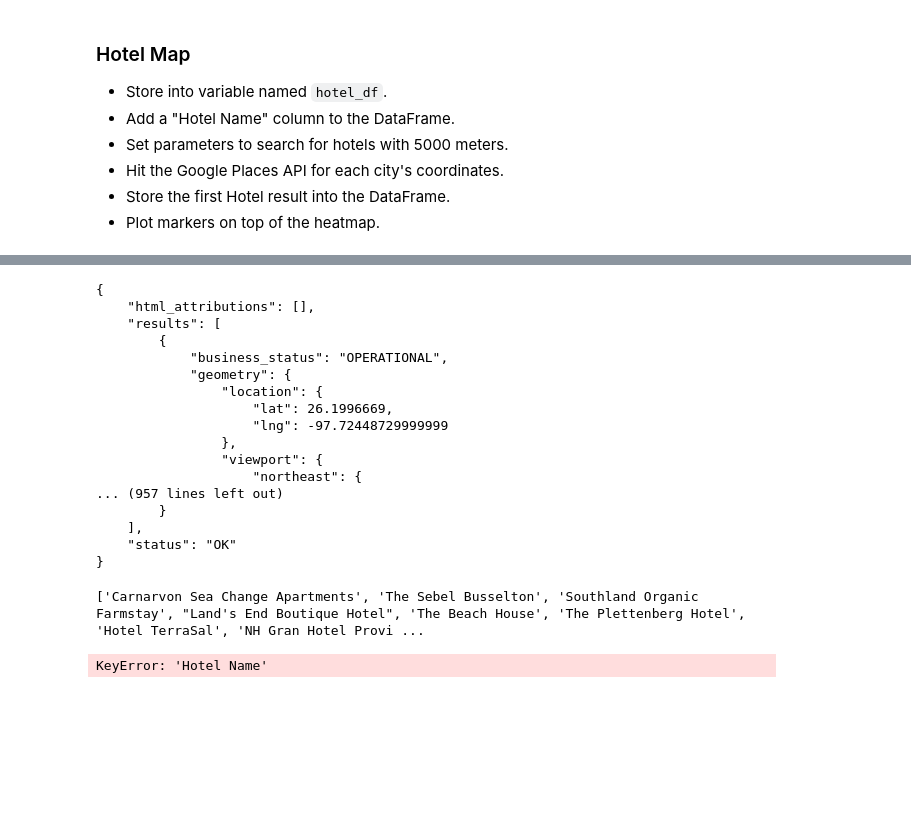
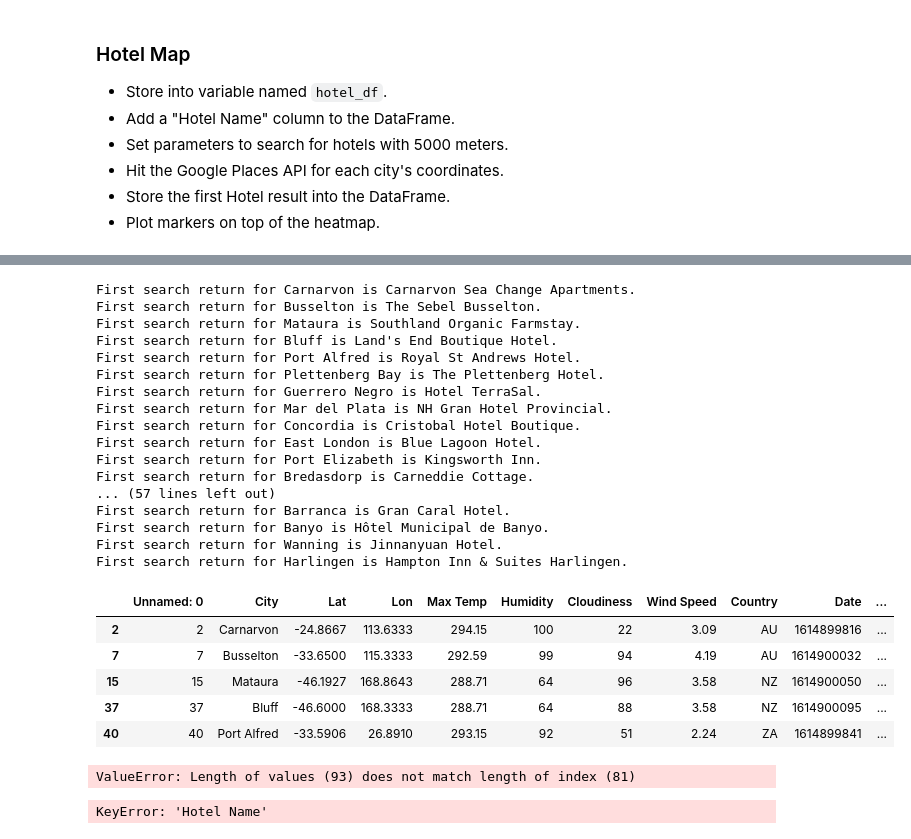
Before and after one commit to wagneree193/python-api-challenge, a Jupyter notebook: VacationPy.ipynb, the cells around one changed output, grey strips where cells are left out. Drawn from its saved outputs; the diff is of its cells as text; code cells hidden in the pictures; blank space fills up the shorter version.

Commit message:
added hotel list to dataframe

```diff
--- a/VacationPy.ipynb
+++ b/VacationPy.ipynb
@@ -170,7 +170,7 @@ weather_params_clean
 # %%
 hotel_df = weather_params_clean.copy()
 hotel_name = []
-hotel_df['Hotel Name'] = " "
+#hotel_df['Hotel Name'] = " "
 hotel_df
 hotel_df.dropna()
 # %% [output]
@@ -213,8 +195,10 @@ location
 # %%
+#use for loop to pull hotel names and append to the empty list made earlier
+
 for i, row in hotel_df.iterrows():
+    city = row["City"]
+    target_coordinates = f"{row['Lat']}, {row['Lon']}"
 
-
-    target_coordinates = f"{row['Lat']}, {row['Lon']}"
 #target_coordinates = location
     target_search = "hotel"
     target_radius = 5000
@@ -230,36 +214,55 @@ for i, row in hotel_df.iterrows():
 
     url = "https://maps.googleapis.com/maps/api/place/nearbysearch/json"
 
-    response = requests.get(url, params=params).json()
+    response_json = requests.get(url, params=params).json()
+    #hotel name lives under the results list
+    results = response_json['results']
     try:
+        print(f"First search return for {city} is {results[0]['name']}.")
+        hotel_name.append(results[0]['name'])
 
-        hotel_name.append(response['results'][0]['name'])
+        #hotel_df.loc[index, 'Hotel Name'] = results[0]['name']
     except:
-        hotel_name.append(" ")
+        hotel_name.append("")
+        #print("Skipping...")
 
-print(json.dumps(response, indent = 4))
+#print(json.dumps(response, indent = 4)) to check where the hotel name lives then circle back to write code for how to add the hotel name
 # %% [output]
-{
-    "html_attributions": [],
-    "results": [
-        {
-            "business_status": "OPERATIONAL",
-            "geometry": {
-                "location": {
-                    "lat": 26.1996669,
-                    "lng": -97.72448729999999
-                },
-                "viewport": {
-                    "northeast": {
-... (957 lines left out)
-        }
-    ],
-    "status": "OK"
-}
+First search return for Carnarvon is Carnarvon Sea Change Apartments.
+First search return for Busselton is The Sebel Busselton.
+First search return for Mataura is Southland Organic Farmstay.
+First search return for Bluff is Land's End Boutique Hotel.
+First search return for Port Alfred is Royal St Andrews Hotel.
+First search return for Plettenberg Bay is The Plettenberg Hotel.
+First search return for Guerrero Negro is Hotel TerraSal.
+First search return for Mar del Plata is NH Gran Hotel Provincial.
+First search return for Concordia is Cristobal Hotel Boutique.
+First search return for East London is Blue Lagoon Hotel.
+First search return for Port Elizabeth is Kingsworth Inn.
+First search return for Bredasdorp is Carneddie Cottage.
+... (57 lines left out)
+First search return for Barranca is Gran Caral Hotel.
+First search return for Banyo is Hôtel Municipal de Banyo.
+First search return for Wanning is Jinnanyuan Hotel.
+First search return for Harlingen is Hampton Inn & Suites Harlingen.
-# %%
-print(hotel_name)
-# %% [output]
-['Carnarvon Sea Change Apartments', 'The Sebel Busselton', 'Southland Organic Farmstay', "Land's End Boutique Hotel", 'The Beach House', 'The Plettenberg Hotel', 'Hotel TerraSal', 'NH Gran Hotel Provi ...
+# %%
+hotel_df['Hotel Name'] = hotel_name
+hotel_df.dropna(how = 'any')
+hotel_df.head()
+# %% [output]
+|  | Unnamed: 0 | City | Lat | Lon | Max Temp | Humidity | Cloudiness | Wind Speed | Country | Date | ... |
+| 2 | 2 | Carnarvon | -24.8667 | 113.6333 | 294.15 | 100 | 22 | 3.09 | AU | 1614899816 | ... |
+| 7 | 7 | Busselton | -33.6500 | 115.3333 | 292.59 | 99 | 94 | 4.19 | AU | 1614900032 | ... |
+| 15 | 15 | Mataura | -46.1927 | 168.8643 | 288.71 | 64 | 96 | 3.58 | NZ | 1614900050 | ... |
+| 37 | 37 | Bluff | -46.6000 | 168.3333 | 288.71 | 64 | 88 | 3.58 | NZ | 1614900095 | ... |
+| 40 | 40 | Port Alfred | -33.5906 | 26.8910 | 293.15 | 92 | 51 | 2.24 | ZA | 1614899841 | ... |
+# %%
+#add list to the hotel name column by converting to series first
+hotel_name_series = pd.Series(hotel_name)
+hotel_df['Hotel List'] = hotel_name_series.values
+hotel_df
+# %% [output]
+ValueError: Length of values (93) does not match length of index (81)
 # %%
 # NOTE: Do not change any of the code in this cell
 
```
Also changed, not shown: parts of 2 cells of this notebook.
